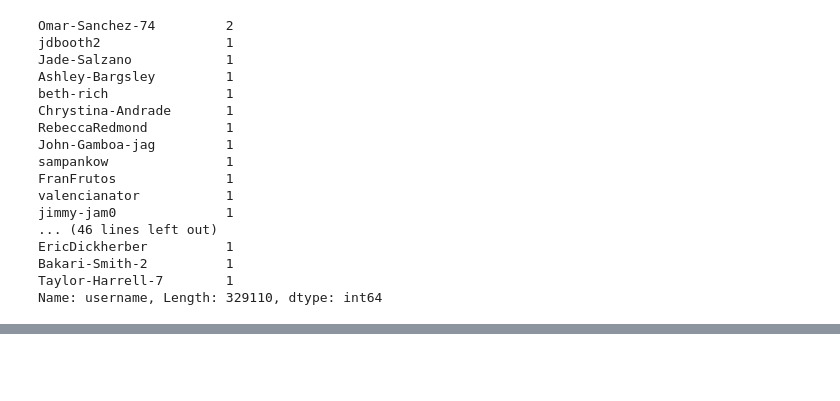
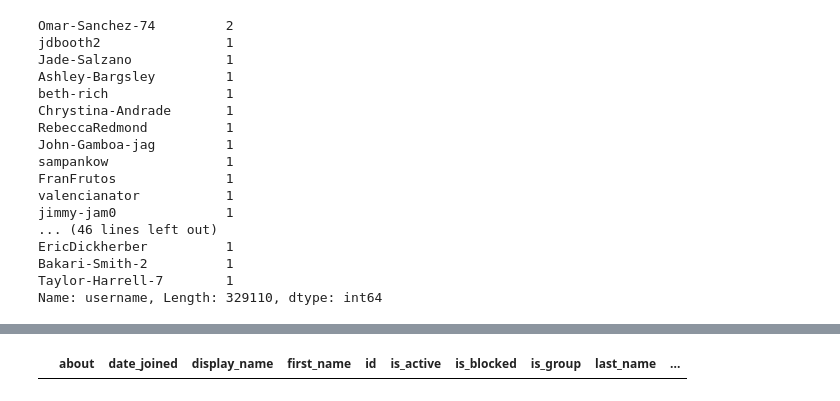
Before and after one commit to fromdatavistodatascience/venmo, a Jupyter notebook: eda_venmo.ipynb, the cells around one changed output, grey strips where cells are left out. Cells and saved outputs as stored; diff of their text form; code cells hidden in the pictures; blank space fills up the shorter version.

```diff
--- a/eda_venmo.ipynb
+++ b/eda_venmo.ipynb
@@ -380,0 +591,6 @@ payers_df.loc[payers_df['username'] == 'Omar-Sanchez-74']
+# %%
+payees_df.drop('new_name', axis=1, inplace=True)
+# %%
+payees_df.loc[(payees_df['first_name'] == '') & (payees_df['is_group'] == False)]
+# %% [output]
+|  | about | date_joined | display_name | first_name | id | is_active | is_blocked | is_group | last_name | ... |
```
Also changed, not shown: parts of 25 cells of this notebook.
